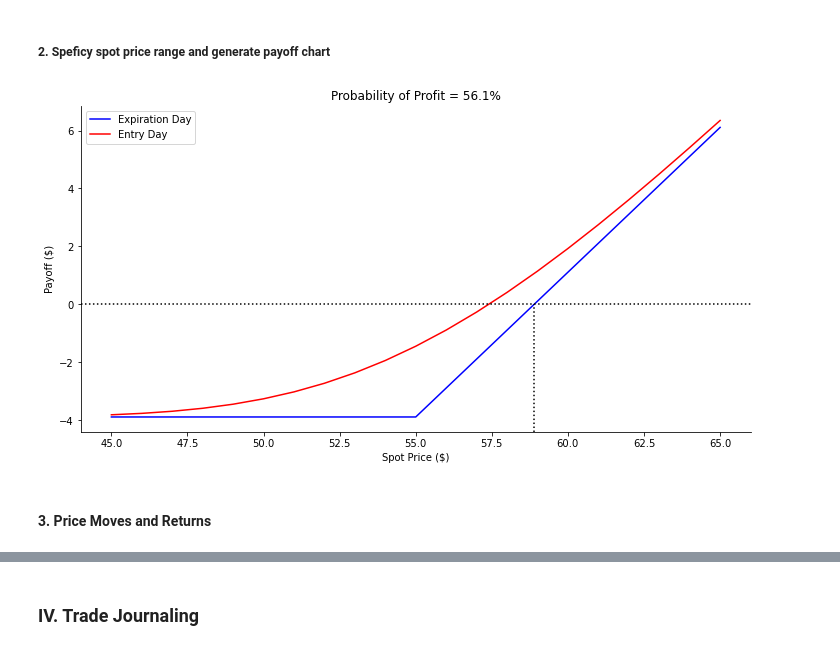
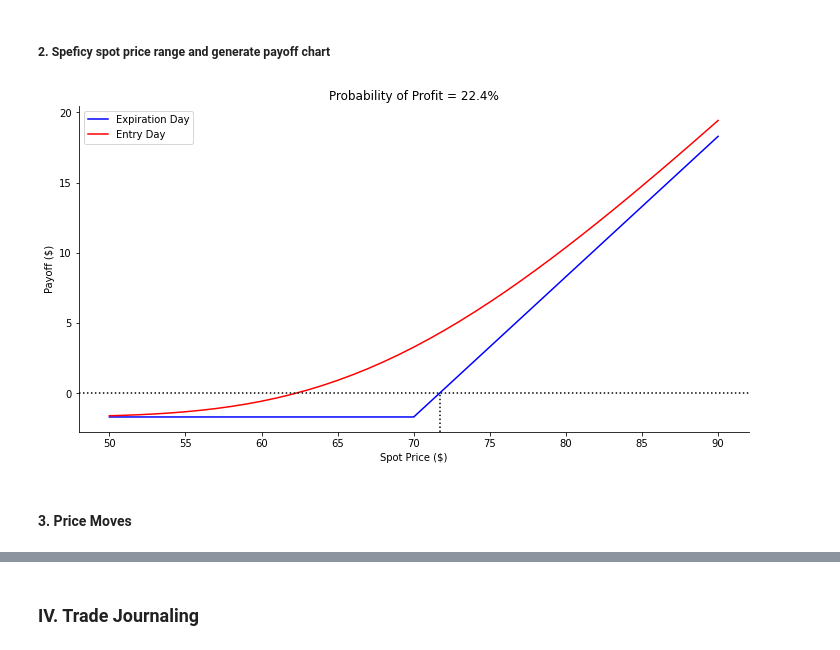
Before and after one commit to chen-albert-liang/Optegic, a Jupyter notebook: BullishStrategy/Long Call Option.ipynb, the cells around one changed output, grey strips where cells are left out. Drawn from its saved outputs; the diff is of its cells as text; code cells hidden in the pictures.

Commit message:
Hacked recursive long options trading.

```diff
--- a/BullishStrategy/Long Call Option.ipynb
+++ b/BullishStrategy/Long Call Option.ipynb
@@ -48,43 +32,42 @@ print(expiry)
 # %% [markdown]
 #### 3. Select an expiration date
 # %%
-expiration = datetime.datetime(2016, 11, 18)
+expiration = datetime.datetime(2018, 3, 18)
 # %% [markdown]
 #### 4. Choose option enter and exit dates
 # %%
-entry_date = datetime.datetime(2016, 10, 10)
-exit_date = datetime.datetime(2016, 11, 4)
+entry_date = datetime.datetime(2017, 1, 4)
+exit_date = datetime.datetime(2018, 3, 1)
 # %% [markdown]
 #### 5. Option Type & Strike Price Selection
 * Change the strike price to see how it affects the strategy
 # %%
 option_type = 'C'
-strike_price = 55  # At the money
-
-# strike_price = 50  # Deep in the money
+# strike_price = 55  # At the money
+strike_price = 70  # Deep in the money
 # strike_price = 65  # Far out of the money
 # %% [markdown]
 ### III. Visualization
 #### 1. Generate options basic data
 # %%
-option_data = OptionBackTesting(Ticker, strike_price, [], entry_date, exit_date, option_type)
+option_data = OptionBackTesting(Ticker, strike_price, expiration, entry_date, exit_date, option_type)
 option_price, option_return, underlying_price, underlying_return, trading_days, iv, hv = option_data.generate_data()
 # %% [markdown]
 ##### 2. Speficy spot price range and generate payoff chart
 # %%
-lower_limit = 45 # Modify to customize the lower bound of x-axis
-upper_limit = 65 # Modify to customize the upper bound of x-axis
+lower_limit = 50 # Modify to customize the lower bound of x-axis
+upper_limit = 90 # Modify to customize the upper bound of x-axis
 
 # Generate payoffs
 payoff_calc = BackTestingVisualization(trading_days, option_price, underlying_price, option_return, underlying_return, iv, strike_price, expiration, entry_date, exit_date, lower_limit, upper_limit, 'C')
 payoff_calc.plot_payoff()
 
 # Probability of profit
 # %% [output]
-[figure, old version]
+[figure, new version]
 # %% [markdown]
 
-#### 3. Price Moves and Returns
+#### 3. Price Moves
 # %%
 # viz = BackTestingVisualization(trading_days, option_price, underlying_price, option_return, underlying_return, iv,[],[],[],[],[],[])
 payoff_calc.plot_price_history()
```
Also changed, not shown: parts of 22 cells of this notebook, 6 other files.
